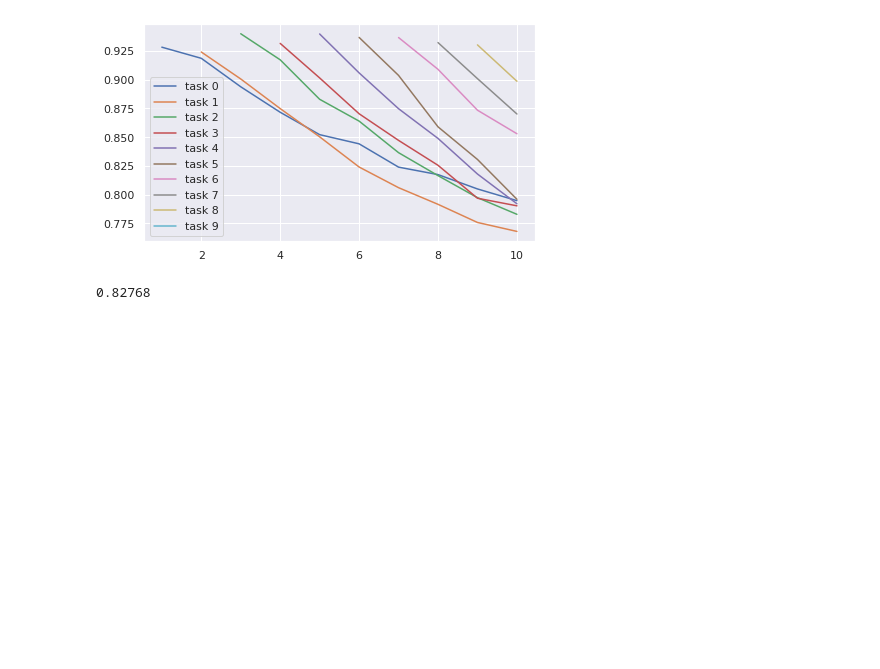
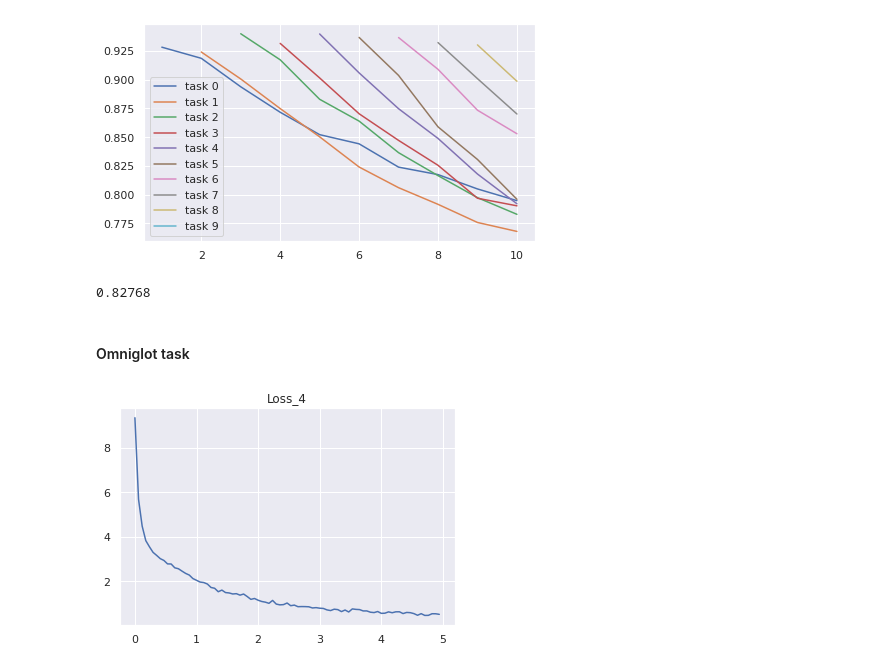
Before and after one commit to AndreevP/FRCL, a Jupyter notebook: notebooks/pipeline_demo.ipynb, the cells around one changed output. Cells and saved outputs as stored; diff of their text form; code cells hidden in the pictures; blank space fills up the shorter version.

Commit message:
add omniglot example

```diff
--- a/notebooks/pipeline_demo.ipynb
+++ b/notebooks/pipeline_demo.ipynb
@@ -92,3 +92,5 @@ import numpy as np
 np.mean([y[-1] for y in Y])
 # %% [output]
 0.82768
+# %% [markdown]
+#### Omniglot task
@@ -94,0 +100,7 @@ np.mean([y[-1] for y in Y])
+# %%
+task = OmniglotTask(n_tasks=5)
+baseline_pipeline =  BaselineTrainDemo(task, n_repeat=1, device='cuda', n_epochs=5, lr=1e-4, batch_size=32, n_inducing=10)
+# %%
+res_baseline = baseline_pipeline.run()
+# %% [output]
+[figure, added]
```
Also changed, not shown: parts of 6 cells of this notebook.
